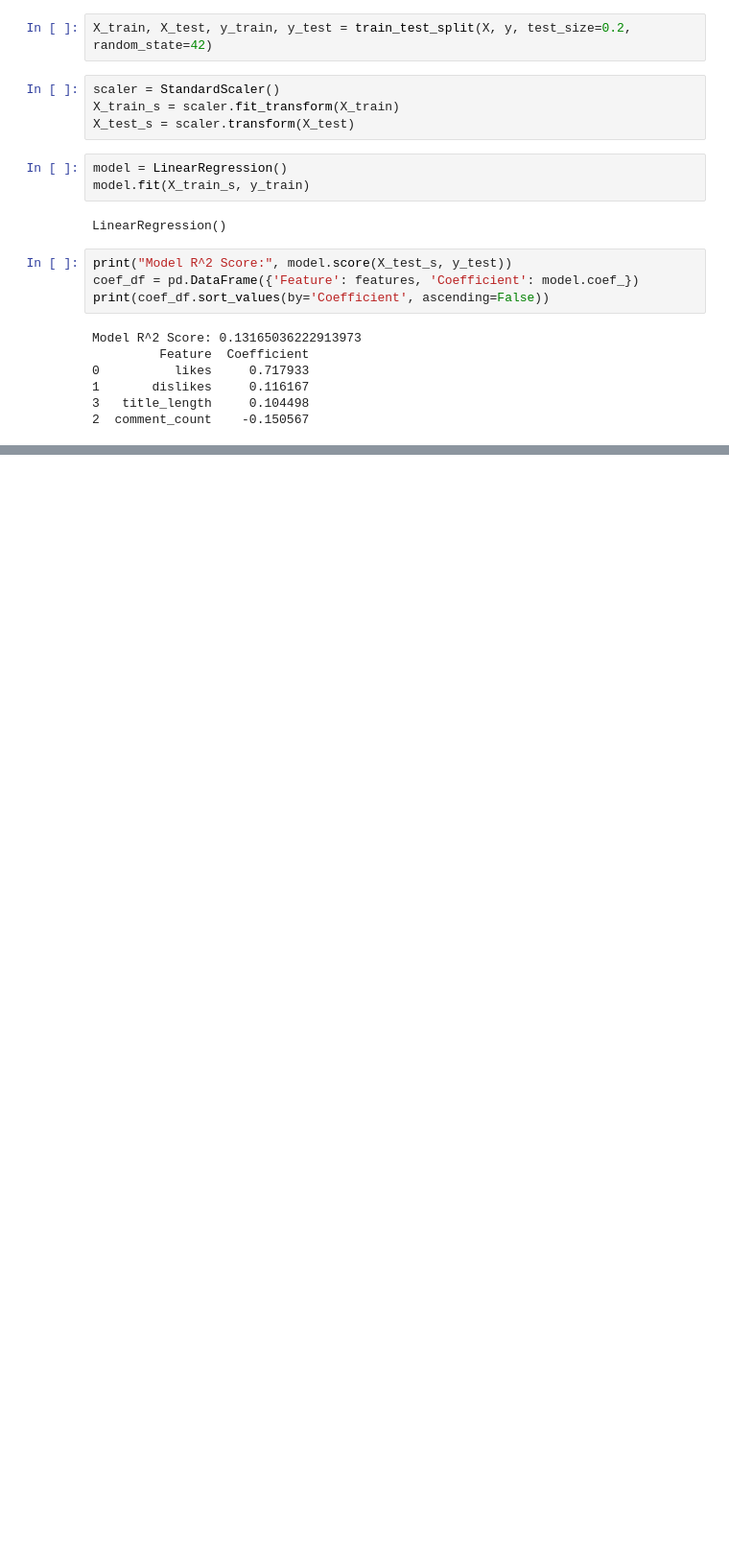
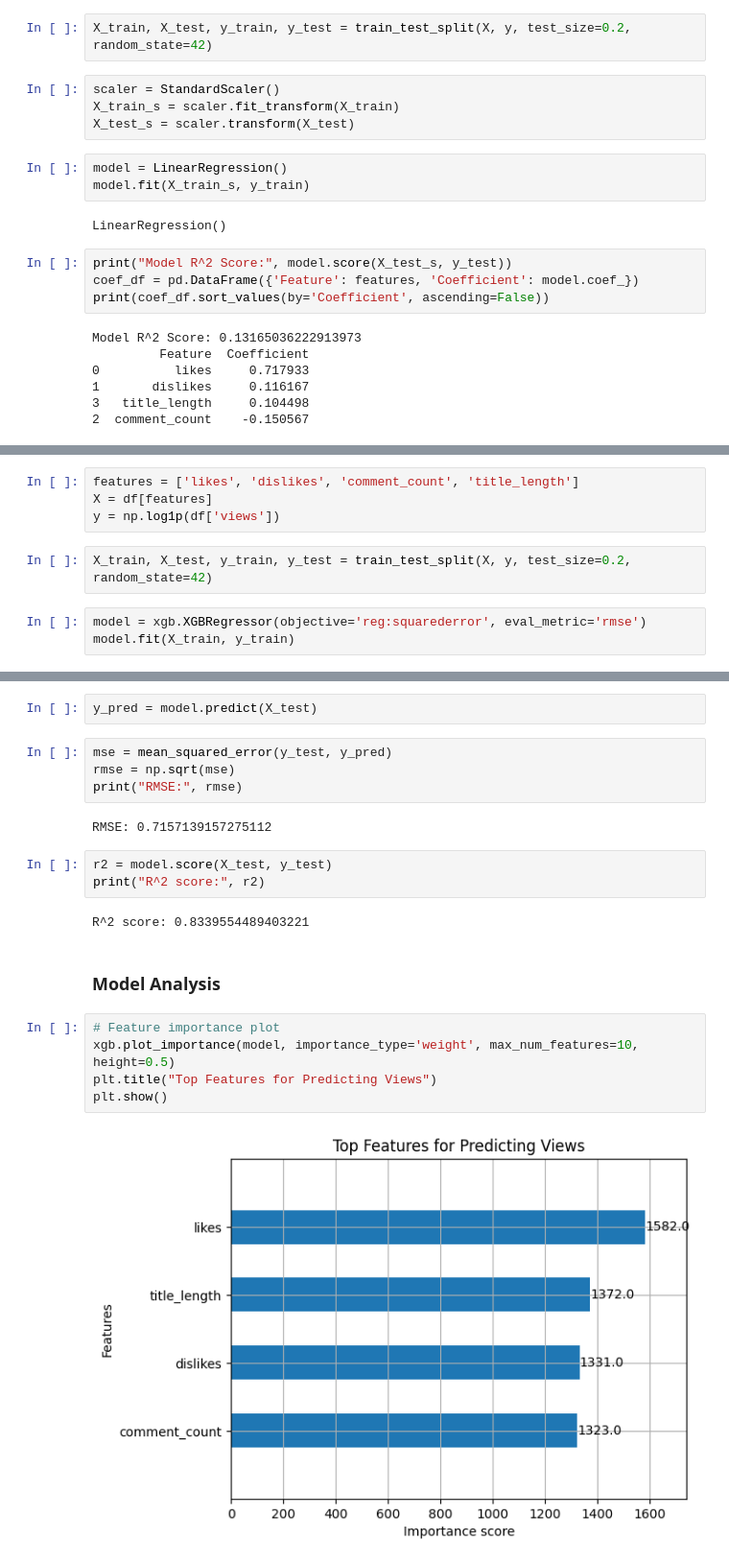
Before and after one commit to Goutham-Senthil/YouTube-Trending-Video-Analyzer, a Jupyter notebook: main.ipynb, the cells around one changed output, grey strips where cells are left out. Shown: that part at 96% size. Saved outputs shown, nothing was run; the diff lists cells and outputs as text; blank space fills up the shorter version.

Commit message:
Finished up the XGboost model and creating an streamlit app

```diff
--- a/main.ipynb
+++ b/main.ipynb
@@ -279,0 +289,9 @@ Model R^2 Score: 0.13165036222913973
+# %%
+features = ['likes', 'dislikes', 'comment_count', 'title_length']
+X = df[features]
+y = np.log1p(df['views'])
+# %%
+X_train, X_test, y_train, y_test = train_test_split(X, y, test_size=0.2, random_state=42)
+# %%
+model = xgb.XGBRegressor(objective='reg:squarederror', eval_metric='rmse')
+model.fit(X_train, y_train)
@@ -279,0 +310,22 @@ Model R^2 Score: 0.13165036222913973
+# %%
+y_pred = model.predict(X_test)
+# %%
+mse = mean_squared_error(y_test, y_pred)
+rmse = np.sqrt(mse)
+print("RMSE:", rmse)
+# %% [output]
+RMSE: 0.7157139157275112
+# %%
+r2 = model.score(X_test, y_test)
+print("R^2 score:", r2)
+# %% [output]
+R^2 score: 0.8339554489403221
+# %% [markdown]
+### Model Analysis
+# %%
+# Feature importance plot
+xgb.plot_importance(model, importance_type='weight', max_num_features=10, height=0.5)
+plt.title("Top Features for Predicting Views")
+plt.show()
+# %% [output]
+[figure, added]
```
Also changed, not shown: parts of 11 cells of this notebook, 1 other file.
